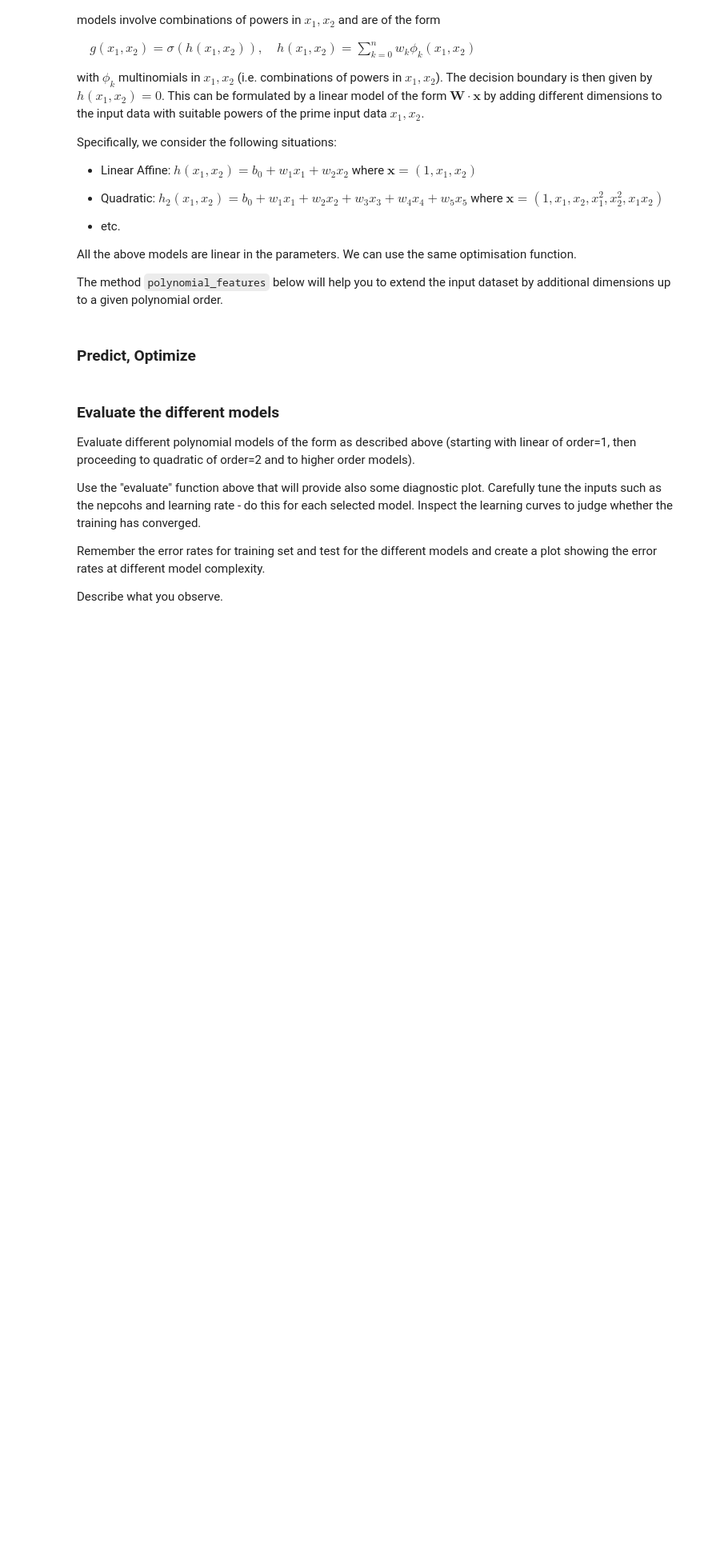
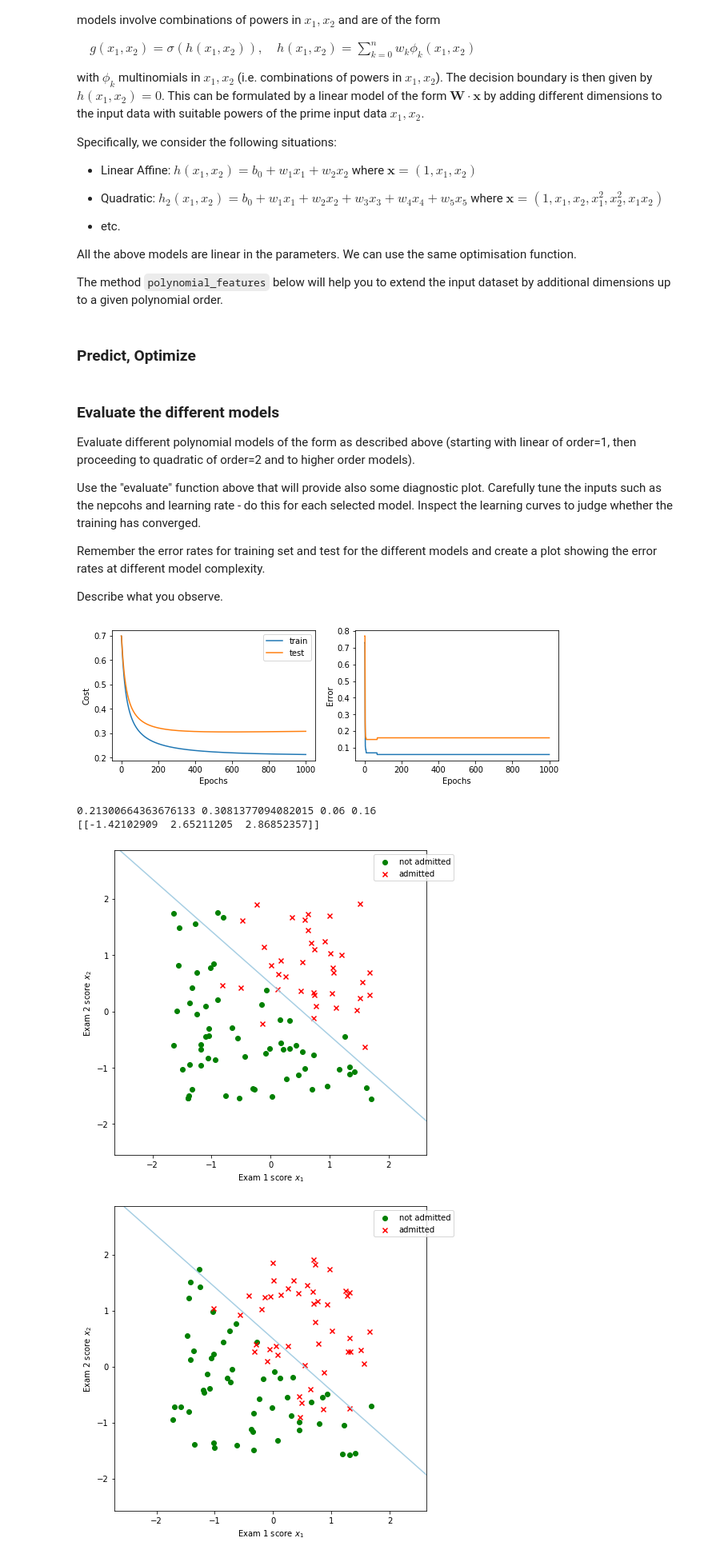
Before and after one commit to codax0r/mse-delearn, a Jupyter notebook: jeh/w4-overfitting_stud.ipynb, the cells around one changed output. Shown at 80% size. Drawn from its saved outputs; the diff is of its cells as text; code cells hidden in the pictures; blank space fills up the shorter version.

```diff
--- a/jeh/w4-overfitting_stud.ipynb
+++ b/jeh/w4-overfitting_stud.ipynb
@@ -70,3 +78,12 @@ def normalize(X):
+# %%
+def normalize(X):
+    ### START YOUR CODE
+
+    mu = X.mean(axis=1).reshape(X.shape[0], 1)
+    stdev = X.std(axis=1).reshape(X.shape[0], 1)
+    return (X-mu) / stdev, mu, stdev
+
+    ### END YOUR CODE
 # %%
 x_train,mu,stdev = normalize(x_train0)
 x_test = (x_test0-mu)/stdev
@@ -208,8 +239,33 @@ def optimize(Xtrain,Ytrain,Xtest,Ytest,nepochs,learningrate):
     W -- parameter vector, a numpy array of shape (1,n+1)
     """
     ### START YOUR CODE
+    traincosts, testcosts = np.zeros(nepochs+1), np.zeros(nepochs+1)
+    trainerror, testerror = np.zeros(nepochs+1), np.zeros(nepochs+1)
+    W = initialize_weights(Xtrain.shape[0])
 
+    y_pred_train = predict(Xtrain, W)
+    y_pred_test = predict(Xtest, W)
 
+    traincosts[0] = cost(y_pred_train, Ytrain)
+    testcosts[0] = cost(y_pred_test, Ytest)
+
+    trainerror[0] = error_rate(y_pred_train, Ytrain)
+    testerror[0] = error_rate(y_pred_test, Ytest)
+
+    for epoch in range(nepochs):
+        idx = epoch + 1
+        y_pred_train = predict(Xtrain, W)
+        y_pred_test = predict(Xtest, W)
+
+        W -= learningrate * gradient_cost(y_pred_train, Xtrain, Ytrain)
+
+        traincosts[idx] = cost(y_pred_train, Ytrain)
+        testcosts[idx] = cost(y_pred_test, Ytest)
+
+        trainerror[idx] = error_rate(y_pred_train, Ytrain)
+        testerror[idx] = error_rate(y_pred_test, Ytest)
+
+    return traincosts, testcosts, trainerror, testerror, W
     ### END YOUR CODE
 # %%
 def evaluate(x_train,y_train,x_test,y_test,pol_degree, nepochs, learningrate):
@@ -283,4 +339,21 @@ Use the "evaluate" function above that will provide also some diagnostic plot. C
 Remember the error rates for training set and test for the different models and create a plot showing the error rates at different model complexity.
 
 Describe what you observe.
+# %%
+pol_degree = 1
+nepochs = 1000
+learningrate = 0.1
+
+traincost1, testcost1, trainerror1, testerror1, W1 = evaluate(x_train,y_train,x_test,y_test,pol_degree, nepochs, learningrate)
+
+# plot_curves(traincost1, testcost1, trainerror1, testerror1)
+
+plot_decision_boundary(x_train, y_train, W1, pol_degree)
+plot_decision_boundary(x_test, y_test, W1, pol_degree)
+# %% [output]
+[figure, added]
+0.21300664363676133 0.3081377094082015 0.06 0.16
+[[-1.42102909  2.65211205  2.86852357]]
+[figure, added]
+[figure, added]
 # %%
```
Also changed, not shown: parts of 20 cells of this notebook, 1 other file.
